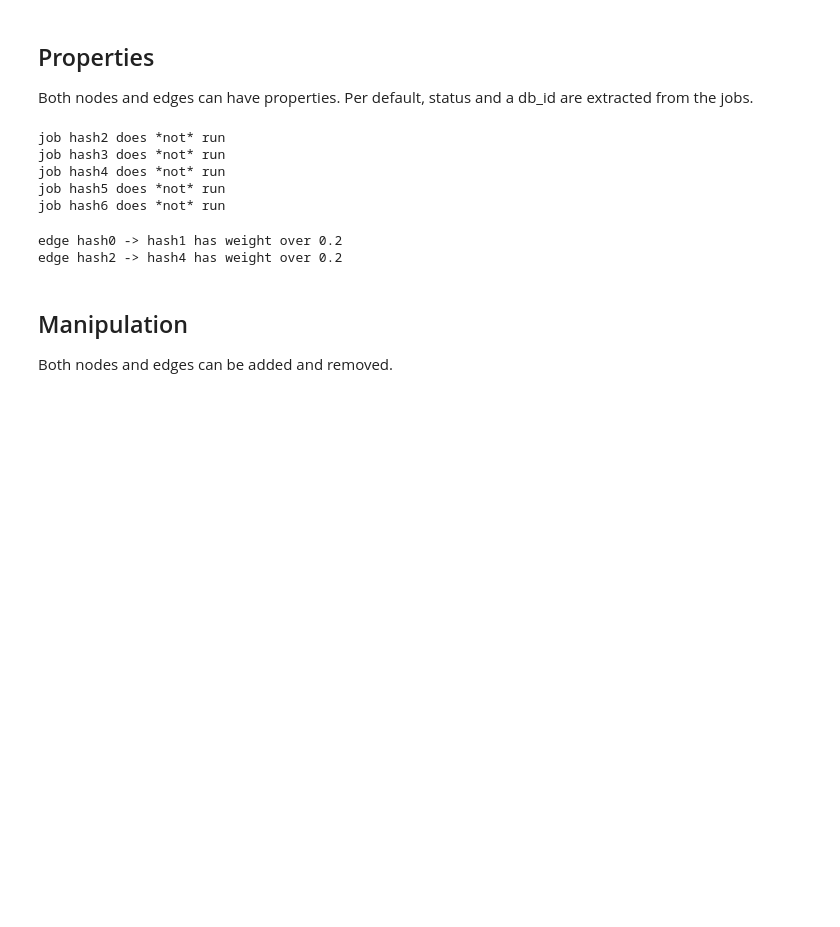
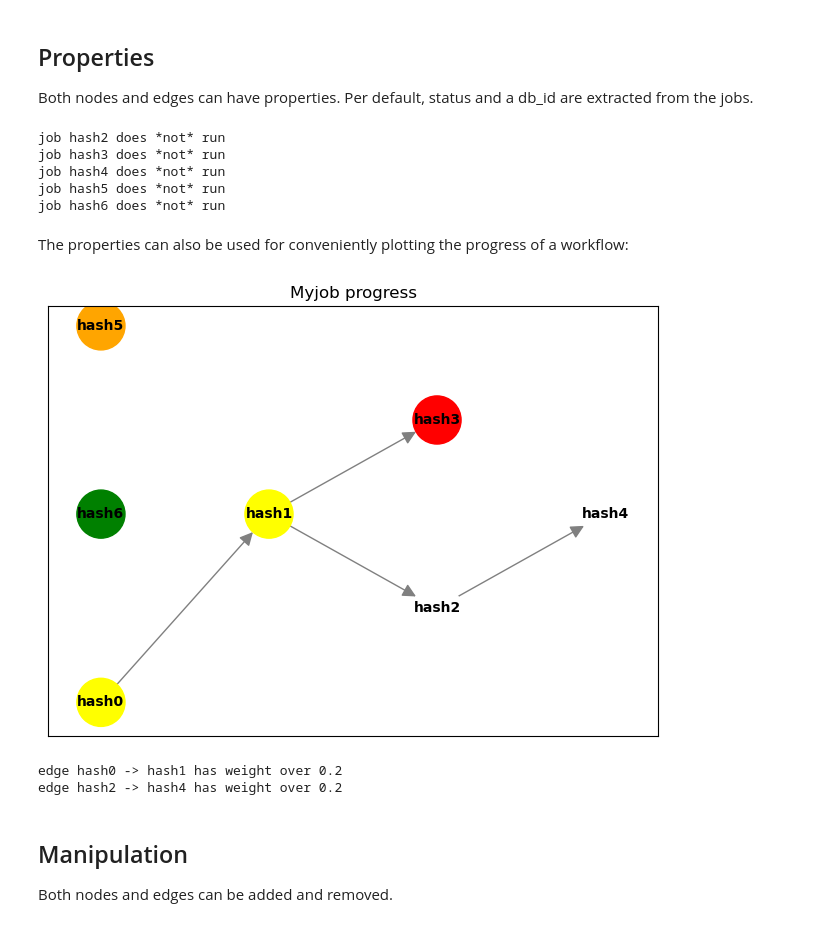
Before and after one commit to gdhjktru/hyrun, a Jupyter notebook: docs/src/user_guide/workflow.ipynb, the cells around one changed output. Saved outputs shown, nothing was run; the diff lists cells and outputs as text; code cells hidden in the pictures; blank space fills up the shorter version.

```diff
--- a/docs/src/user_guide/workflow.ipynb
+++ b/docs/src/user_guide/workflow.ipynb
@@ -6,0 +16,8 @@ from hyrun.job import JobGraph, Job
+# %%
+from hyrun.job import get_workflow
+from hyset.v2 import RunSettings
+job = Job(hash='from_job')
+rs = RunSettings(print_level='critical')
+d = {'hash':'from_dict'}
+
+workflow = get_workflow([job, rs, d])
@@ -79,12 +104,15 @@ graph.show(title='Myjob')
 
 Both nodes and edges can have properties. Per default, status and a db_id are extracted from the jobs.
 # %%
-graph['hash0']['status'] = 'running'
-graph['hash1']['status'] = 'running'
+graph['hash0']['status'] = 'RUNNING'
+graph['hash1']['status'] = 'RUNNING'
+graph['hash3']['status'] = 'FAILED'
+graph['hash5']['status'] = 'PENDING'
+graph['hash6']['status'] = 'COMPLETED'
 
 
 for job in graph.nodes:
-    if graph[job].get('status') != 'running':
+    if graph[job].get('status') != 'RUNNING':
         print(f'job {job} does *not* run')
 # %% [output]
 job hash2 does *not* run
@@ -92,6 +120,14 @@ job hash3 does *not* run
 job hash4 does *not* run
 job hash5 does *not* run
 job hash6 does *not* run
+# %% [markdown]
+The properties can also be used for conveniently plotting the progress of a workflow:
+# %%
+color_map = {'COMPLETED': 'green', 'RUNNING': 'yellow', 'PENDING': 'orange', 'FAILED': 'red', 'UNKNOWN': 'white'}
+node_color = [color_map[graph[job].get('status', 'UNKNOWN')] for job in graph.nodes]
+graph.show(title='Myjob progress', node_color=node_color, node_shape='o', node_size=1200)
+# %% [output]
+[figure, added]
 # %%
 graph[('hash0', 'hash1')]['weight'] = 0.5
 graph[('hash2', 'hash4')]['weight'] = 0.75
```
Also changed, not shown: parts of 18 cells of this notebook, 5 other files.
